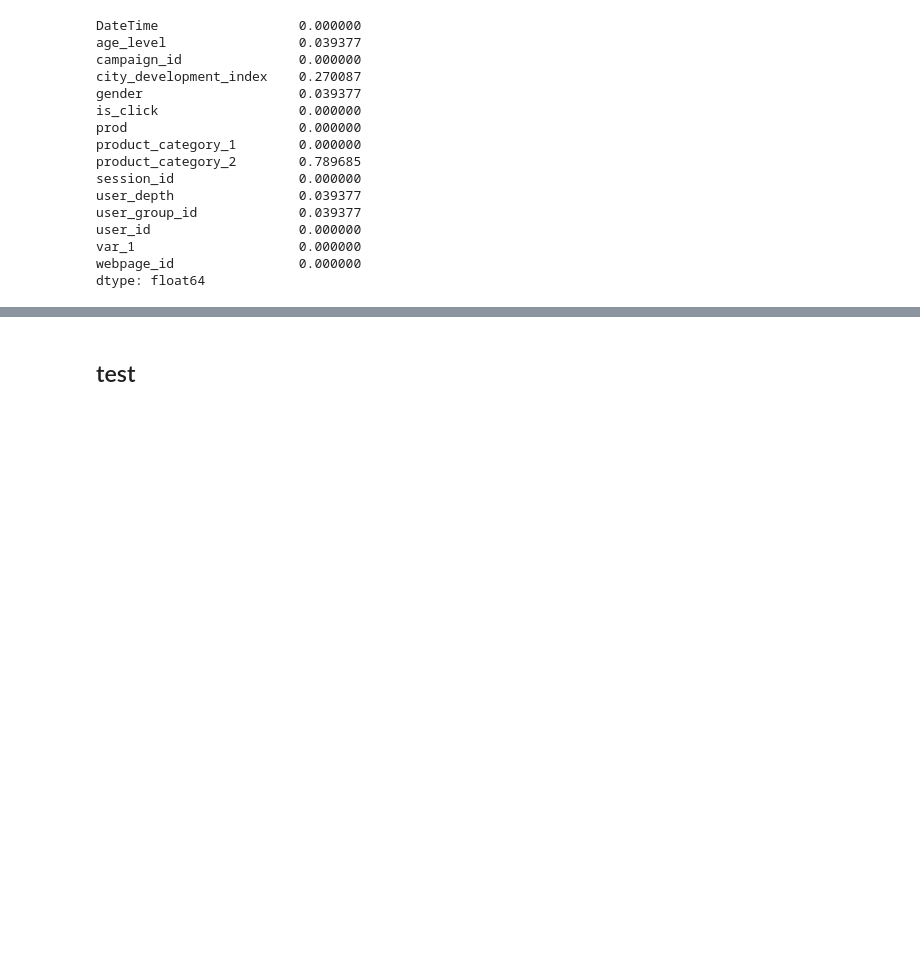
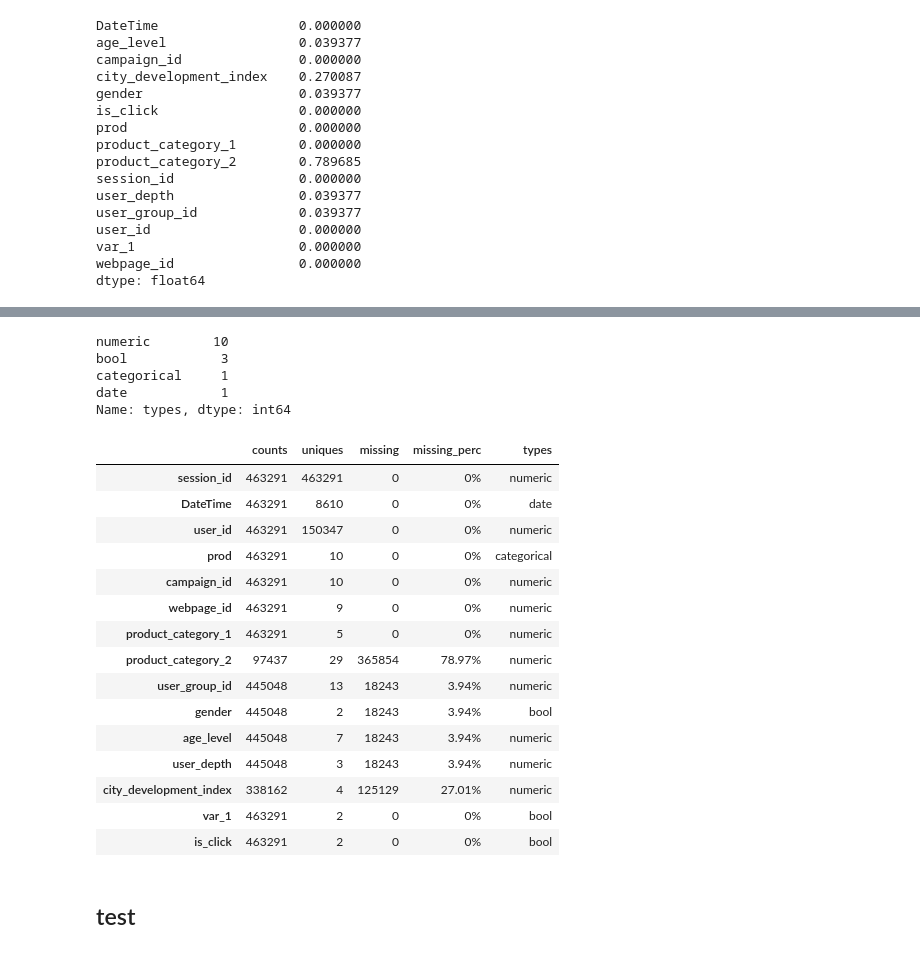
Before and after one commit to ViswanathRavindran/AVAM-Challenge, a Jupyter notebook: AMX.ipynb, the cells around one changed output, grey strips where cells are left out. Saved outputs shown, nothing was run; the diff lists cells and outputs as text; code cells hidden in the pictures; blank space fills up the shorter version.

```diff
--- a/AMX.ipynb
+++ b/AMX.ipynb
@@ -89,6 +101,35 @@ display_all(train.describe(include='all').T)
 | city_development_index | 338162 | NaN | NaN | NaN | NaN | NaN | 2.55712 | 0.921345 | 1 | 2 | 2 | ... |
 | var_1 | 463291 | NaN | NaN | NaN | NaN | NaN | 0.422169 | 0.493906 | 0 | 0 | 0 | ... |
 | is_click | 463291 | NaN | NaN | NaN | NaN | NaN | 0.067627 | 0.251105 | 0 | 0 | 0 | ... |
+# %%
+dfs = DataFrameSummary(train)
+# %%
+dfs.columns_types
+# %% [output]
+numeric        10
+bool            3
+categorical     1
+date            1
+Name: types, dtype: int64
+# %%
+dfs.columns_stats.T
+# %% [output]
+|  | counts | uniques | missing | missing_perc | types |
+| session_id | 463291 | 463291 | 0 | 0% | numeric |
+| DateTime | 463291 | 8610 | 0 | 0% | date |
+| user_id | 463291 | 150347 | 0 | 0% | numeric |
+| prod | 463291 | 10 | 0 | 0% | categorical |
+| campaign_id | 463291 | 10 | 0 | 0% | numeric |
+| webpage_id | 463291 | 9 | 0 | 0% | numeric |
+| product_category_1 | 463291 | 5 | 0 | 0% | numeric |
+| product_category_2 | 97437 | 29 | 365854 | 78.97% | numeric |
+| user_group_id | 445048 | 13 | 18243 | 3.94% | numeric |
+| gender | 445048 | 2 | 18243 | 3.94% | bool |
+| age_level | 445048 | 7 | 18243 | 3.94% | numeric |
+| user_depth | 445048 | 3 | 18243 | 3.94% | numeric |
+| city_development_index | 338162 | 4 | 125129 | 27.01% | numeric |
+| var_1 | 463291 | 2 | 0 | 0% | bool |
+| is_click | 463291 | 2 | 0 | 0% | bool |
 # %% [markdown]
 ## test
 # %%
```
Also changed, not shown: parts of 4 cells of this notebook, 4 other files.
